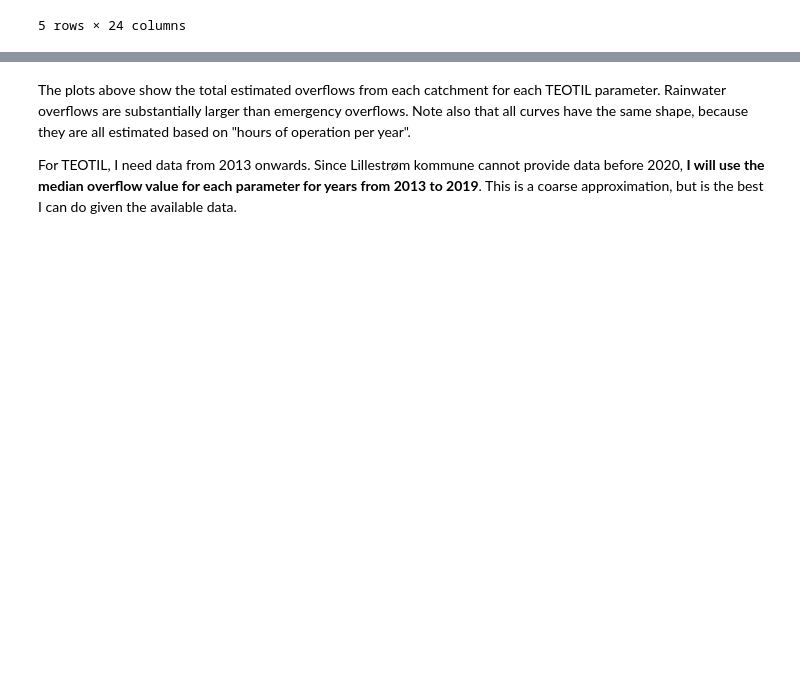
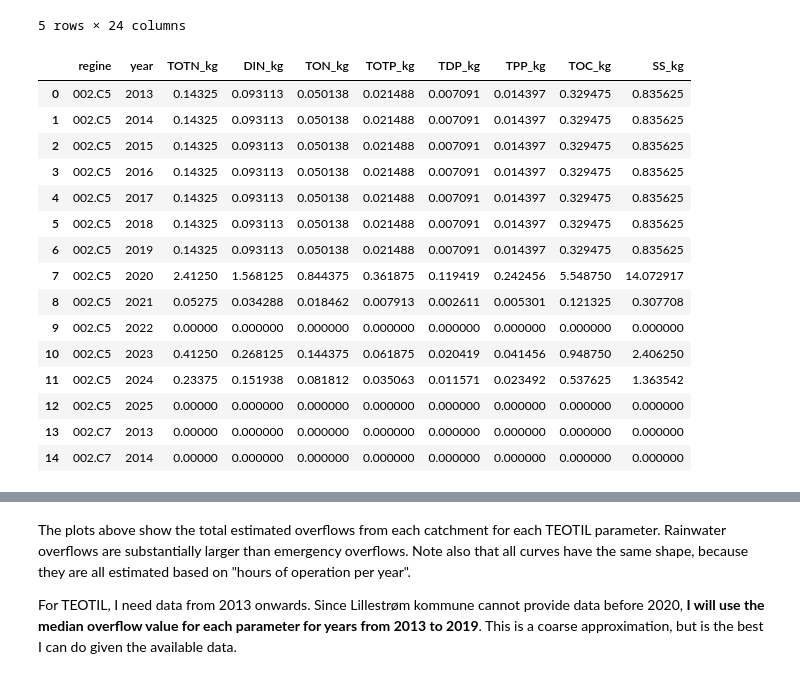
Before and after one commit to NIVANorge/teotil3_lillestrom, a Jupyter notebook: code/05_estimate_overflows_and_spredt.ipynb, the cells around one changed output, grey strips where cells are left out. Drawn from its saved outputs; the diff is of its cells as text; code cells hidden in the pictures; blank space fills up the shorter version.

```diff
--- a/code/05_estimate_overflows_and_spredt.ipynb
+++ b/code/05_estimate_overflows_and_spredt.ipynb
@@ -122,3 +155,62 @@ ov_df.head()
 | 3 | NRVA | Regnvannsoverløp | A2 | A2 (OK16 - 66423) Jernbanegata | Nitelva | Nitelva | 614321.11 | 6647652.82 | ... |
 | 4 | NRVA | Regnvannsoverløp | A2 | A2 (OK16 - 66423) Jernbanegata | Nitelva | Nitelva | 614321.11 | 6647652.82 | ... |
 5 rows × 24 columns
+# %%
+# Aggregate to regine level
+val_cols = [
+    "TOTN_kg",
+    "DIN_kg",
+    "TON_kg",
+    "TOTP_kg",
+    "TDP_kg",
+    "TPP_kg",
+    "TOC_kg",
+    "SS_kg",
+]
+reg_ov_df = (
+    ov_df[["regine", "year"] + val_cols]
+    .groupby(["regine", "year"])
+    .sum(numeric_only=True)
+    .reset_index()
+)
+
+# Fill with median back to 2013
+years = range(2013, 2026)
+
+# Create complete regine-year index
+full_index = pd.MultiIndex.from_product(
+    [reg_ov_df["regine"].unique(), years], names=["regine", "year"]
+)
+
+# Median values per regine
+regine_medians = reg_ov_df.groupby("regine")[val_cols].median()
+
+# Reindex to get missing years
+reg_ov_df = reg_ov_df.set_index(["regine", "year"]).reindex(full_index).reset_index()
+
+# Fill missing values with regine medians
+for col in val_cols:
+    reg_ov_df[col] = reg_ov_df[col].fillna(reg_ov_df["regine"].map(regine_medians[col]))
+
+# Save
+csv_path = r"../data/lillestrom_regine_overflows.csv"
+reg_ov_df.to_csv(csv_path, index=False)
+
+reg_ov_df.head(15)
+# %% [output]
+|  | regine | year | TOTN_kg | DIN_kg | TON_kg | TOTP_kg | TDP_kg | TPP_kg | TOC_kg | SS_kg |
+| 0 | 002.C5 | 2013 | 0.14325 | 0.093113 | 0.050138 | 0.021488 | 0.007091 | 0.014397 | 0.329475 | 0.835625 |
+| 1 | 002.C5 | 2014 | 0.14325 | 0.093113 | 0.050138 | 0.021488 | 0.007091 | 0.014397 | 0.329475 | 0.835625 |
+| 2 | 002.C5 | 2015 | 0.14325 | 0.093113 | 0.050138 | 0.021488 | 0.007091 | 0.014397 | 0.329475 | 0.835625 |
+| 3 | 002.C5 | 2016 | 0.14325 | 0.093113 | 0.050138 | 0.021488 | 0.007091 | 0.014397 | 0.329475 | 0.835625 |
+| 4 | 002.C5 | 2017 | 0.14325 | 0.093113 | 0.050138 | 0.021488 | 0.007091 | 0.014397 | 0.329475 | 0.835625 |
+| 5 | 002.C5 | 2018 | 0.14325 | 0.093113 | 0.050138 | 0.021488 | 0.007091 | 0.014397 | 0.329475 | 0.835625 |
+| 6 | 002.C5 | 2019 | 0.14325 | 0.093113 | 0.050138 | 0.021488 | 0.007091 | 0.014397 | 0.329475 | 0.835625 |
+| 7 | 002.C5 | 2020 | 2.41250 | 1.568125 | 0.844375 | 0.361875 | 0.119419 | 0.242456 | 5.548750 | 14.072917 |
+| 8 | 002.C5 | 2021 | 0.05275 | 0.034288 | 0.018462 | 0.007913 | 0.002611 | 0.005301 | 0.121325 | 0.307708 |
+| 9 | 002.C5 | 2022 | 0.00000 | 0.000000 | 0.000000 | 0.000000 | 0.000000 | 0.000000 | 0.000000 | 0.000000 |
+| 10 | 002.C5 | 2023 | 0.41250 | 0.268125 | 0.144375 | 0.061875 | 0.020419 | 0.041456 | 0.948750 | 2.406250 |
+| 11 | 002.C5 | 2024 | 0.23375 | 0.151938 | 0.081812 | 0.035063 | 0.011571 | 0.023492 | 0.537625 | 1.363542 |
+| 12 | 002.C5 | 2025 | 0.00000 | 0.000000 | 0.000000 | 0.000000 | 0.000000 | 0.000000 | 0.000000 | 0.000000 |
+| 13 | 002.C7 | 2013 | 0.00000 | 0.000000 | 0.000000 | 0.000000 | 0.000000 | 0.000000 | 0.000000 | 0.000000 |
+| 14 | 002.C7 | 2014 | 0.00000 | 0.000000 | 0.000000 | 0.000000 | 0.000000 | 0.000000 | 0.000000 | 0.000000 |
```
Also changed, not shown: parts of 8 cells of this notebook, 16 other files.
